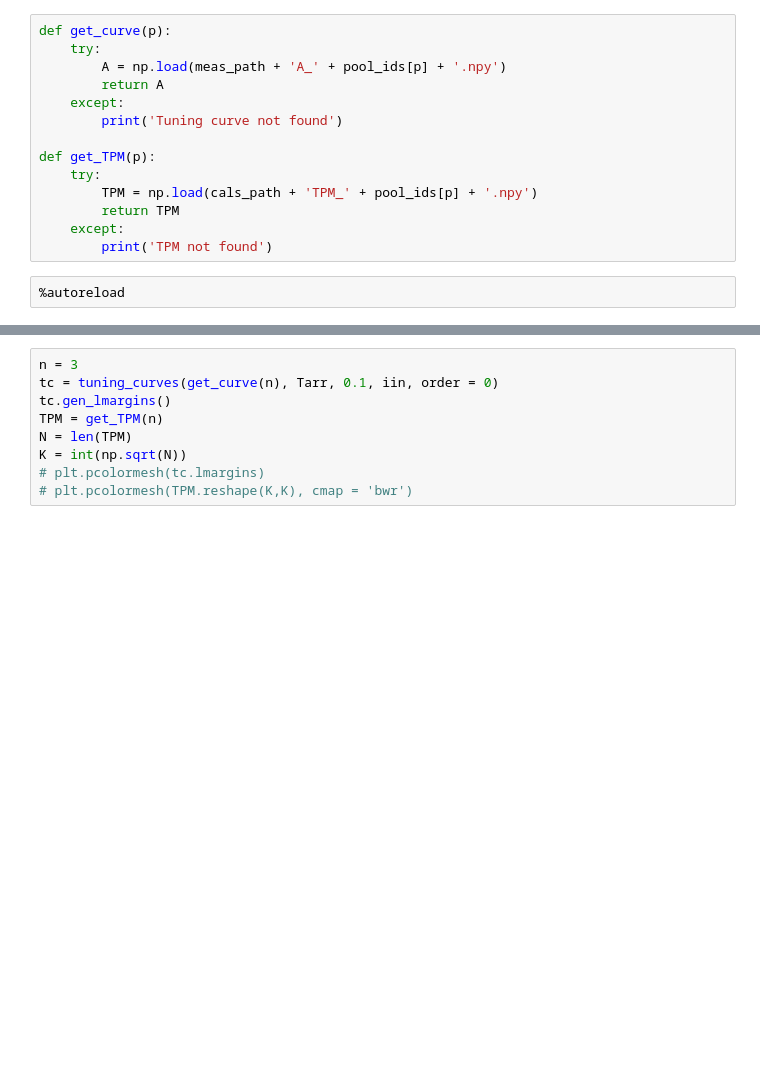
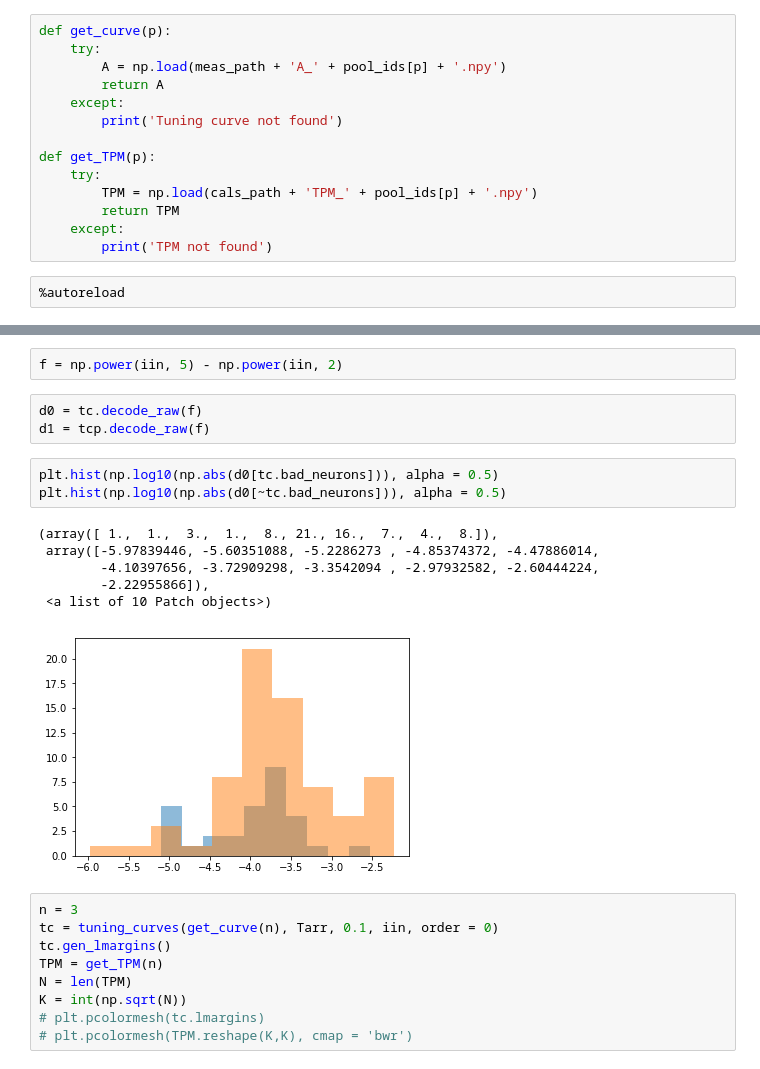
Before and after one commit to scottcantreid/PINT, a Jupyter notebook: Error Operator Algebra.ipynb, the cells around one changed output, grey strips where cells are left out. Cells and saved outputs as stored; diff of their text form; blank space fills up the shorter version.

```diff
--- a/Error Operator Algebra.ipynb
+++ b/Error Operator Algebra.ipynb
@@ -42,3 +64,18 @@ def get_TPM(p):
+# %%
+f = np.power(iin, 5) - np.power(iin, 2)
+# %%
+d0 = tc.decode_raw(f)
+d1 = tcp.decode_raw(f)
+# %%
+plt.hist(np.log10(np.abs(d0[tc.bad_neurons])), alpha = 0.5)
+plt.hist(np.log10(np.abs(d0[~tc.bad_neurons])), alpha = 0.5)
+# %% [output]
+(array([ 1.,  1.,  3.,  1.,  8., 21., 16.,  7.,  4.,  8.]),
+ array([-5.97839446, -5.60351088, -5.2286273 , -4.85374372, -4.47886014,
+        -4.10397656, -3.72909298, -3.3542094 , -2.97932582, -2.60444224,
+        -2.22955866]),
+ <a list of 10 Patch objects>)
+[figure, added]
 # %%
 n = 3
 tc = tuning_curves(get_curve(n), Tarr, 0.1, iin, order = 0)
```
Also changed, not shown: parts of 63 cells of this notebook, 1 other file.
